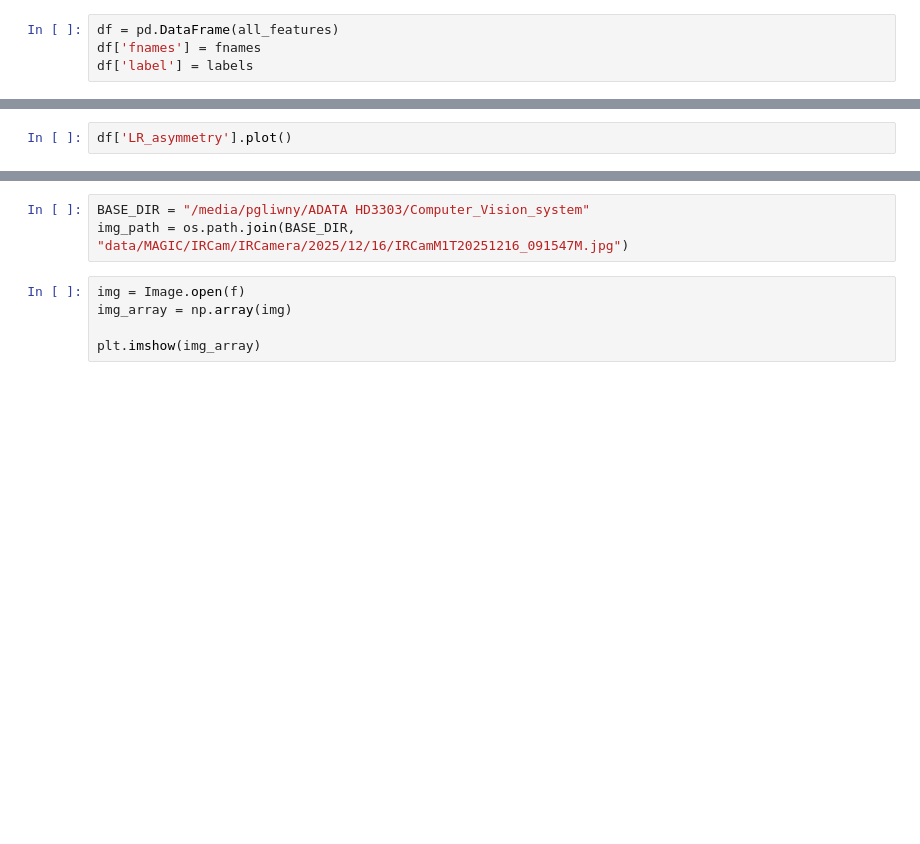
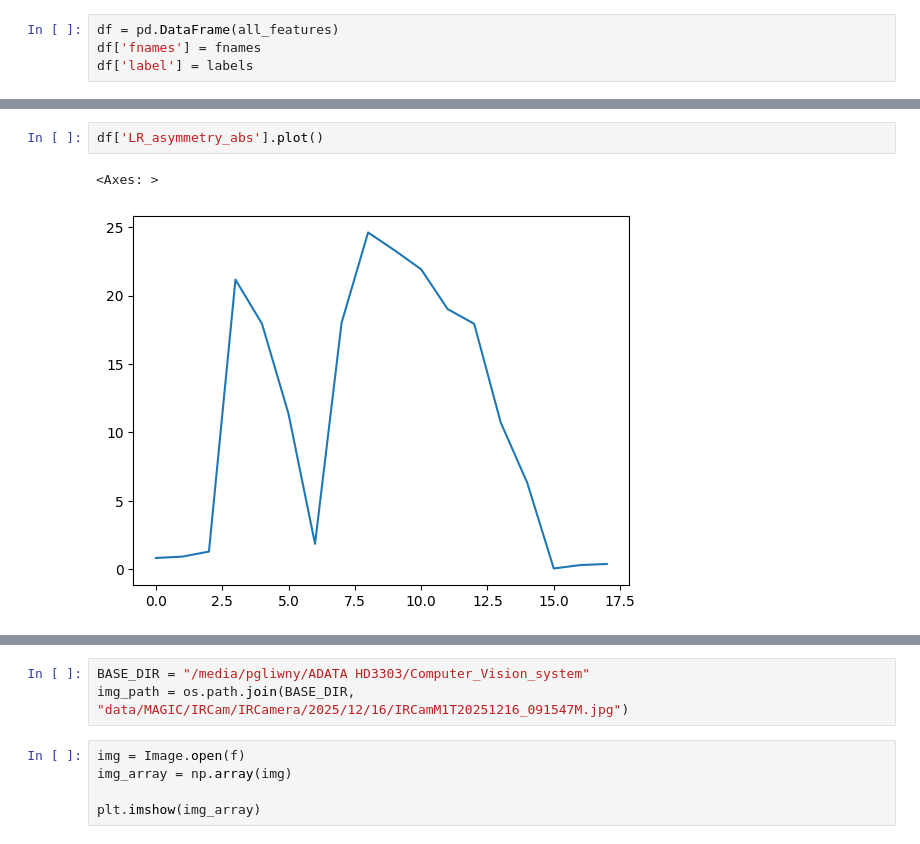
Before and after one commit to pawel21/Computer_vision_for_MAGIC, a Jupyter notebook: notebooks/quality_img.ipynb, the cells around one changed output, grey strips where cells are left out. Saved outputs shown, nothing was run; the diff lists cells and outputs as text; blank space fills up the shorter version.

```diff
--- a/notebooks/quality_img.ipynb
+++ b/notebooks/quality_img.ipynb
@@ -151,2 +197,5 @@ df.keys()
 # %%
-df['LR_asymmetry'].plot()
+df['LR_asymmetry_abs'].plot()
+# %% [output]
+<Axes: >
+[figure, added]
```
Also changed, not shown: parts of 9 cells of this notebook, 3 other files.
